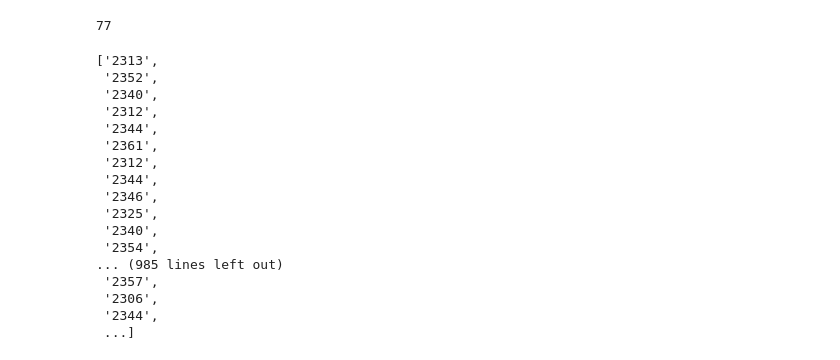
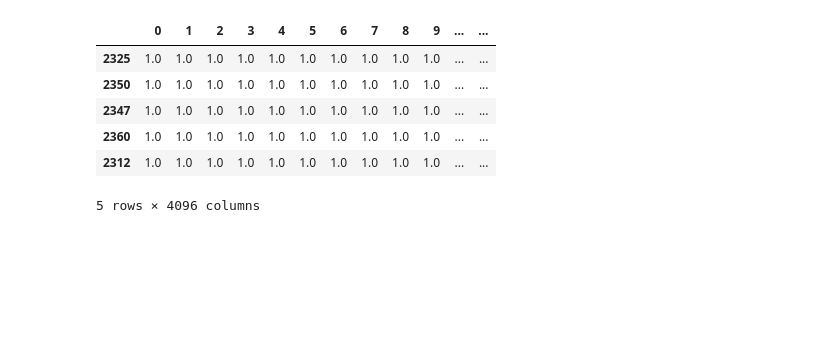
Before and after one commit to kaivalyar/hindi-char-recognition, a Jupyter notebook: Pratik.ipynb, the cells around one changed output. Drawn from its saved outputs; the diff is of its cells as text; code cells hidden in the pictures; blank space fills up the shorter version.

```diff
--- a/Pratik.ipynb
+++ b/Pratik.ipynb
@@ -79,0 +13,32 @@ print(char_class[0])
+# %%
+def pad_resize(img):
+    top = int((224 - img.shape[0])/2)
+    left = int((224 - img.shape[1])/2)
+    bottom = 224 - img.shape[0] - top
+    right = 224 - img.shape[1] - left
+    img = cv2.copyMakeBorder(img, top, bottom, left, right, cv2.BORDER_CONSTANT, value=255)
+    img = img/255.
+    img = cv2.resize(img, (64,64)) #KADD
+    return img
+
+def skeletonize(img):
+    size = np.size(img)
+    skel = np.zeros(img.shape,np.uint8)
+    img = cv2.bitwise_not(img)
+#     element = cv2.getStructuringElement(cv2.MORPH_CROSS,(1,1))
+#     done = 0
+#     while( done < 1 ):
+#         eroded = cv2.erode(img,element)
+#         temp = cv2.dilate(eroded,element)
+#         temp = cv2.subtract(img,temp)
+#         skel = cv2.bitwise_or(skel,temp)
+#         img = eroded.copy()
+
+#         zeros = size - cv2.countNonZero(img)
+#         if zeros==size:#cv2.countNonZero(img) * 1 >= 0:#
+#             done += 1
+#     img = skel
+    kernel = np.ones((3,3),np.uint8)
+    erosion = cv2.erode(img,kernel,iterations = 2)
+    img = cv2.bitwise_not(erosion)
+    return img
@@ -89,10 +142,9 @@ print(len(images))
 # %%
-x_data = np.reshape(np.array(images)/255, (-1, 50*50))
-y_data = np.array(char_class)
+images = np.array(images)
+X = np.reshape(np.array(images), (-1, 64*64))
+y = np.array(base_class)
 
-df = pd.DataFrame(x_data, y_data)
+df = pd.DataFrame(X, y)
 df['LABEL'] = df.index
 
-df_no_label = df.drop(columns = ['LABEL'])
-
-print(df.head())
+df_no_label = df.drop(columns='LABEL')
@@ -207,5 +150,0 @@ len(matra_class_types)
-# %%
-total_char_set = char_class_types.union(matra_class_types)
-len(total_char_set)
-# %% [output]
-77
@@ -216,23 +151,13 @@ total_char_dict = {total_char_list[i]:i for i in range(len(total_char_list))}
-# %%
-list(itertools.chain.from_iterable(char_class))
-# %% [output]
-['2313',
- '2352',
- '2340',
- '2312',
- '2344',
- '2361',
- '2312',
- '2344',
- '2346',
- '2325',
- '2340',
- '2354',
-... (985 lines left out)
- '2357',
- '2306',
- '2344',
- ...]
+# %%
+df_no_label.head()
+# %% [output]
+|  | 0 | 1 | 2 | 3 | 4 | 5 | 6 | 7 | 8 | 9 | ... | ... |
+| 2325 | 1.0 | 1.0 | 1.0 | 1.0 | 1.0 | 1.0 | 1.0 | 1.0 | 1.0 | 1.0 | ... | ... |
+| 2350 | 1.0 | 1.0 | 1.0 | 1.0 | 1.0 | 1.0 | 1.0 | 1.0 | 1.0 | 1.0 | ... | ... |
+| 2347 | 1.0 | 1.0 | 1.0 | 1.0 | 1.0 | 1.0 | 1.0 | 1.0 | 1.0 | 1.0 | ... | ... |
+| 2360 | 1.0 | 1.0 | 1.0 | 1.0 | 1.0 | 1.0 | 1.0 | 1.0 | 1.0 | 1.0 | ... | ... |
+| 2312 | 1.0 | 1.0 | 1.0 | 1.0 | 1.0 | 1.0 | 1.0 | 1.0 | 1.0 | 1.0 | ... | ... |
+5 rows × 4096 columns
 # %%
 import keras
 from sklearn.preprocessing import LabelEncoder
```
Also changed, not shown: parts of 47 cells of this notebook.
